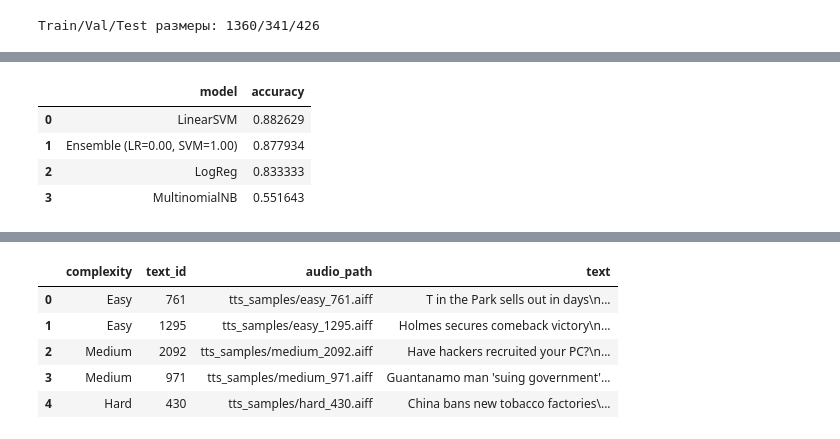
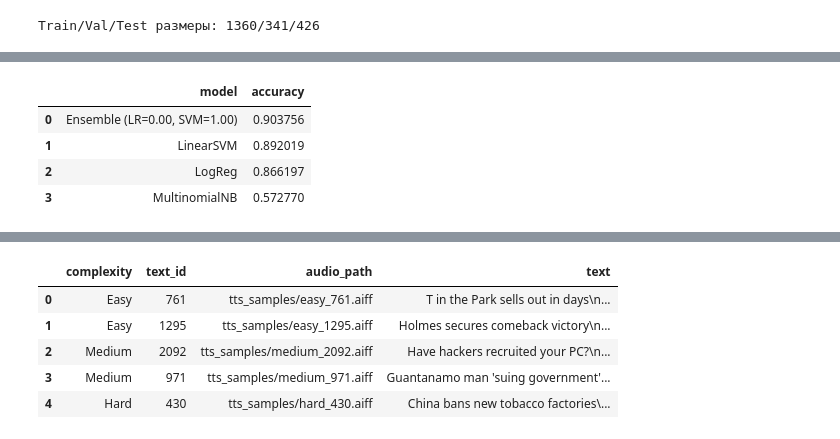
Before and after one commit to GuziiIV/urfu_NLP_project, a Jupyter notebook: bbc_news_classification.ipynb, the cells around one changed output, grey strips where cells are left out. Saved outputs shown, nothing was run; the diff lists cells and outputs as text; code cells hidden in the pictures.

```diff
--- a/bbc_news_classification.ipynb
+++ b/bbc_news_classification.ipynb
@@ -162,8 +167,10 @@ numeric_features = ['no_sentences', 'word_count', 'char_count', 'avg_word_length
 target_col = 'complexity'
 text_col = 'clean_text'
 # %%
+feature_columns = [text_col, 'summary_clean', 'combined_text'] + numeric_features + [target_col, 'text']
+
 train_full, test_df = train_test_split(
-    df[[text_col] + numeric_features + [target_col, 'text']],
+    df[feature_columns],
     test_size=0.2,
     random_state=SEED,
     stratify=df[target_col]
@@ -180,15 +187,15 @@ Train/Val/Test размеры: 1360/341/426
 # %%
 text_vectorizer = TfidfVectorizer(
     ngram_range=(1, 2),
-    min_df=2,
-    max_df=0.9,
-    stop_words='english',
+    min_df=1,
+    max_df=0.98,
+    stop_words=None,
     sublinear_tf=True
 )
 numeric_transformer = MaxAbsScaler()
 column_transformer = ColumnTransformer(
     transformers=[
-        ('text', text_vectorizer, text_col),
+        ('text', text_vectorizer, 'combined_text'),
         ('numeric', numeric_transformer, numeric_features)
     ]
 )
@@ -196,21 +203,21 @@ column_transformer = ColumnTransformer(
 pipelines = {
     'LogReg': Pipeline([
         ('features', column_transformer),
-        ('clf', LogisticRegression(max_iter=500, multi_class='multinomial'))
+        ('clf', LogisticRegression(max_iter=2000, C=6.0, solver='lbfgs', multi_class='multinomial'))
     ]),
     'LinearSVM': Pipeline([
         ('features', column_transformer),
-        ('clf', SVC(kernel='linear', probability=True, random_state=SEED))
+        ('clf', SVC(kernel='linear', C=6.0, probability=True, random_state=SEED))
     ]),
     'MultinomialNB': Pipeline([
         ('tfidf', TfidfVectorizer(
             ngram_range=(1, 2),
-            min_df=2,
-            max_df=0.9,
-            stop_words='english',
+            min_df=1,
+            max_df=0.98,
+            stop_words=None,
             sublinear_tf=True
         )),
-        ('clf', MultinomialNB(alpha=0.5))
+        ('clf', MultinomialNB(alpha=0.1))
     ])
 }
 # %%
@@ -221,8 +228,8 @@ trained_val_models = {}
 for name, pipe in pipelines.items():
     model = clone(pipe)
     if name == 'MultinomialNB':
-        X_train_in = train_df[text_col]
-        X_val_in = val_df[text_col]
+        X_train_in = train_df['combined_text']
+        X_val_in = val_df['combined_text']
     else:
         X_train_in = train_df.drop(columns=[target_col, 'text'])
         X_val_in = val_df.drop(columns=[target_col, 'text'])
@@ -275,7 +282,7 @@ final_models = {}
 for name, pipe in pipelines.items():
     model = clone(pipe)
     if name == 'MultinomialNB':
-        X_train_in = train_full[text_col]
+        X_train_in = train_full['combined_text']
     else:
         X_train_in = train_full.drop(columns=[target_col, 'text'])
     model.fit(X_train_in, train_full[target_col])
@@ -287,38 +294,38 @@ test_metrics = []
 reports = {}
 for name, model in final_models.items():
     if name == 'MultinomialNB':
-        X_test_in = test_df[text_col]
+        X_test_in = test_df['combined_text']
     else:
         X_test_in = test_df.drop(columns=[target_col, 'text'])
     preds = model.predict(X_test_in)
     acc = accuracy_score(test_labels, preds)
     test_metrics.append({'model': name, 'accuracy': acc})
     reports[name] = classification_report(test_labels, preds, output_dict=True)
 
 if 'LogReg' in final_models and 'LinearSVM' in final_models:
     lr_probs = final_models['LogReg'].predict_proba(test_df.drop(columns=[target_col, 'text']))
     svm_probs = final_models['LinearSVM'].predict_proba(test_df.drop(columns=[target_col, 'text']))
     class_order = final_models['LogReg'].classes_
     ensemble_prob = best_weights[0] * lr_probs + best_weights[1] * svm_probs
     ensemble_preds = class_order[np.argmax(ensemble_prob, axis=1)]
     ensemble_acc = accuracy_score(test_labels, ensemble_preds)
     test_metrics.append({
         'model': "Ensemble (LR={:.2f}, SVM={:.2f})".format(best_weights[0], best_weights[1]),
         'accuracy': ensemble_acc
     })
     reports['Ensemble'] = classification_report(test_labels, ensemble_preds, output_dict=True)
 else:
     ensemble_preds = None
     ensemble_prob = None
 
 metrics_df = pd.DataFrame(test_metrics).sort_values('accuracy', ascending=False).reset_index(drop=True)
 metrics_df
 # %% [output]
 |  | model | accuracy |
-| 0 | LinearSVM | 0.882629 |
-| 1 | Ensemble (LR=0.00, SVM=1.00) | 0.877934 |
-| 2 | LogReg | 0.833333 |
-| 3 | MultinomialNB | 0.551643 |
+| 0 | Ensemble (LR=0.00, SVM=1.00) | 0.903756 |
+| 1 | LinearSVM | 0.892019 |
+| 2 | LogReg | 0.866197 |
+| 3 | MultinomialNB | 0.572770 |
 # %%
 logreg_report = pd.DataFrame(reports['LogReg']).transpose().round(3)
 logreg_report
```
Also changed, not shown: parts of 8 cells of this notebook.
